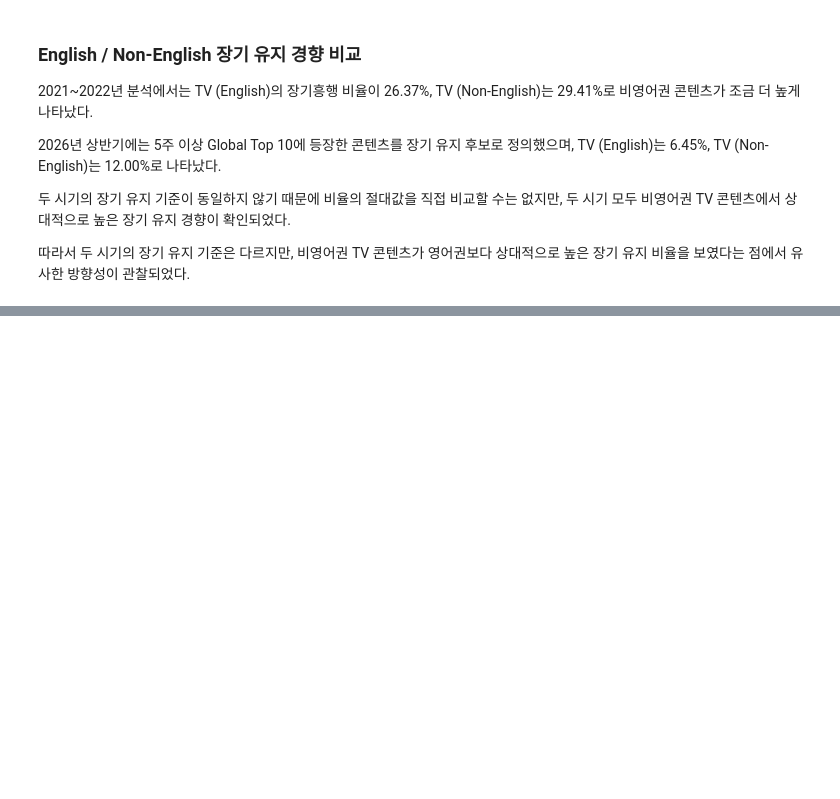
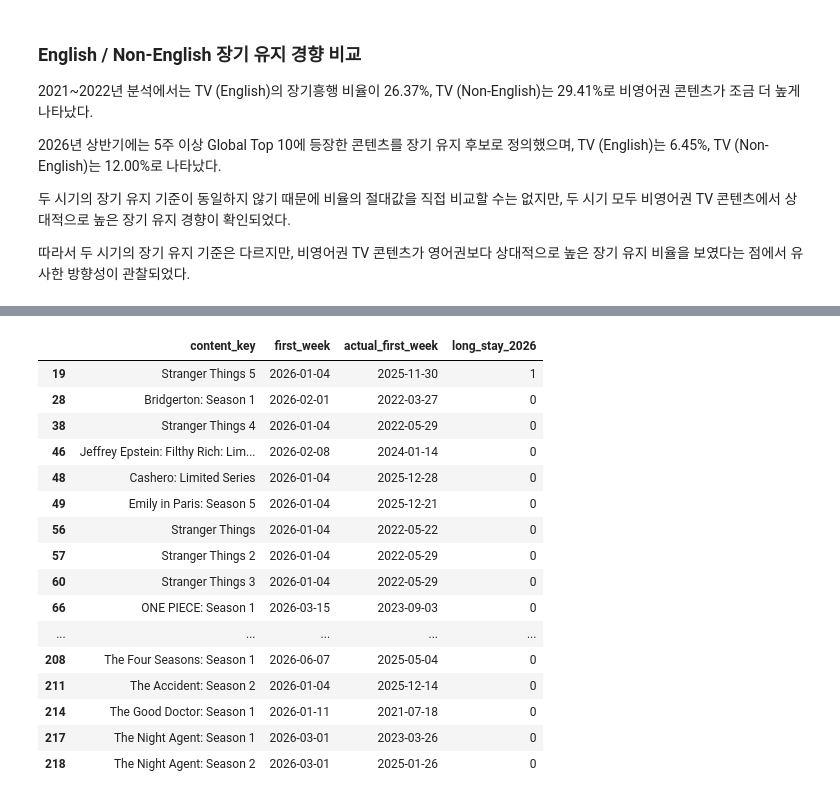
Before and after one commit to yryang101/netflix-game-ip-content-strategy, a Jupyter notebook: notebooks/04_recent_market_validation.ipynb, the cells around one changed output, grey strips where cells are left out. Saved outputs shown, nothing was run; the diff lists cells and outputs as text; code cells hidden in the pictures; blank space fills up the shorter version.

```diff
--- a/notebooks/04_recent_market_validation.ipynb
+++ b/notebooks/04_recent_market_validation.ipynb
@@ -503,0 +564,10 @@ TV (English)는 6.45%, TV (Non-English)는 12.00%로 나타났다.
+# %%
+# 시즌·파트별 장기 유지 여부에 첫 주 성과 데이터를 결합
+
+tv_2026_analysis = tv_2026_observed_weeks.merge(
+    first_week_2026,
+    on="content_key",
+    how="left"
+)
+
+display(tv_2026_analysis.head())
@@ -503,0 +616,47 @@ TV (English)는 6.45%, TV (Non-English)는 12.00%로 나타났다.
+# %%
+# 2026 H1 첫 주 기록 중 실제로 2026년 이전부터 Top 10에 등장했던 콘텐츠가 있는지 확인
+
+full_tv_2026 = global_weekly_2026[
+    global_weekly_2026["category"].str.contains("TV")
+].copy()
+
+full_tv_2026["content_key"] = full_tv_2026["season_title"].fillna(
+    full_tv_2026["show_title"]
+)
+
+actual_first_week_2026 = (
+    full_tv_2026
+    .groupby("content_key")["week"]
+    .min()
+    .reset_index(name="actual_first_week")
+)
+
+boundary_check_2026 = tv_2026_analysis.merge(
+    actual_first_week_2026,
+    on="content_key",
+    how="left"
+)
+
+boundary_check_2026[
+    boundary_check_2026["actual_first_week"] < "2026-01-01"
+][
+    ["content_key", "first_week", "actual_first_week", "long_stay_2026"]
+]
+# %% [output]
+|  | content_key | first_week | actual_first_week | long_stay_2026 |
+| 19 | Stranger Things 5 | 2026-01-04 | 2025-11-30 | 1 |
+| 28 | Bridgerton: Season 1 | 2026-02-01 | 2022-03-27 | 0 |
+| 38 | Stranger Things 4 | 2026-01-04 | 2022-05-29 | 0 |
+| 46 | Jeffrey Epstein: Filthy Rich: Lim... | 2026-02-08 | 2024-01-14 | 0 |
+| 48 | Cashero: Limited Series | 2026-01-04 | 2025-12-28 | 0 |
+| 49 | Emily in Paris: Season 5 | 2026-01-04 | 2025-12-21 | 0 |
+| 56 | Stranger Things | 2026-01-04 | 2022-05-22 | 0 |
+| 57 | Stranger Things 2 | 2026-01-04 | 2022-05-29 | 0 |
+| 60 | Stranger Things 3 | 2026-01-04 | 2022-05-29 | 0 |
+| 66 | ONE PIECE: Season 1 | 2026-03-15 | 2023-09-03 | 0 |
+| ... | ... | ... | ... | ... |
+| 208 | The Four Seasons: Season 1 | 2026-06-07 | 2025-05-04 | 0 |
+| 211 | The Accident: Season 2 | 2026-01-04 | 2025-12-14 | 0 |
+| 214 | The Good Doctor: Season 1 | 2026-01-11 | 2021-07-18 | 0 |
+| 217 | The Night Agent: Season 1 | 2026-03-01 | 2023-03-26 | 0 |
+| 218 | The Night Agent: Season 2 | 2026-03-01 | 2025-01-26 | 0 |
```
Also changed, not shown: parts of 14 cells of this notebook, 1 other file.
